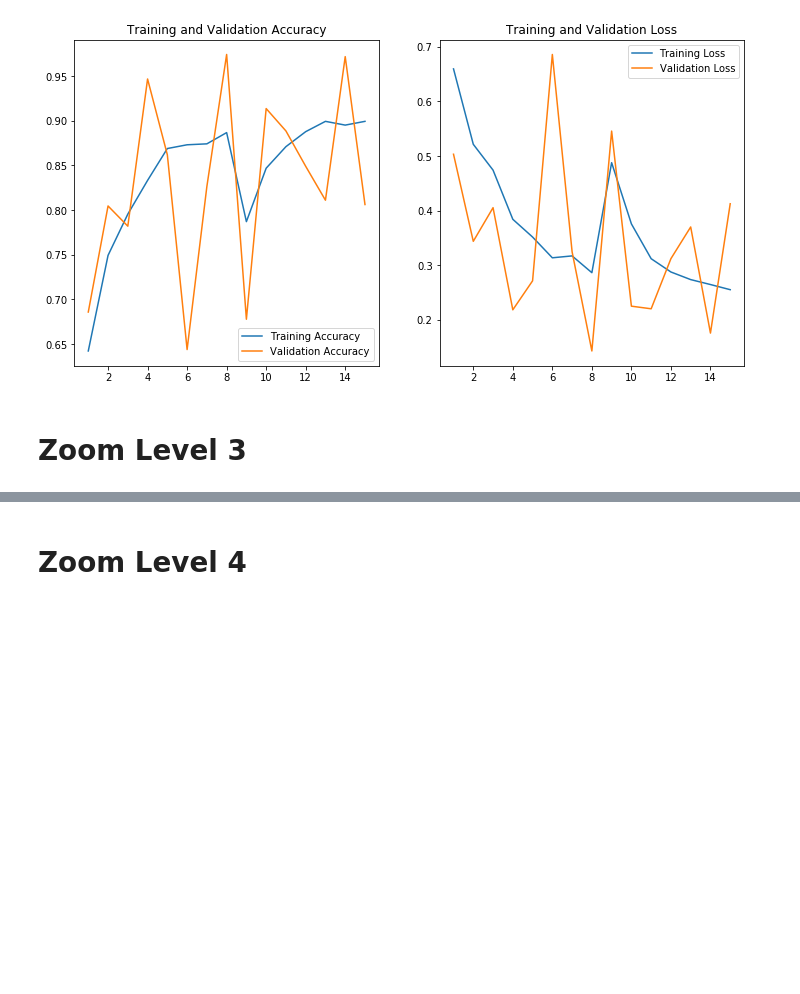
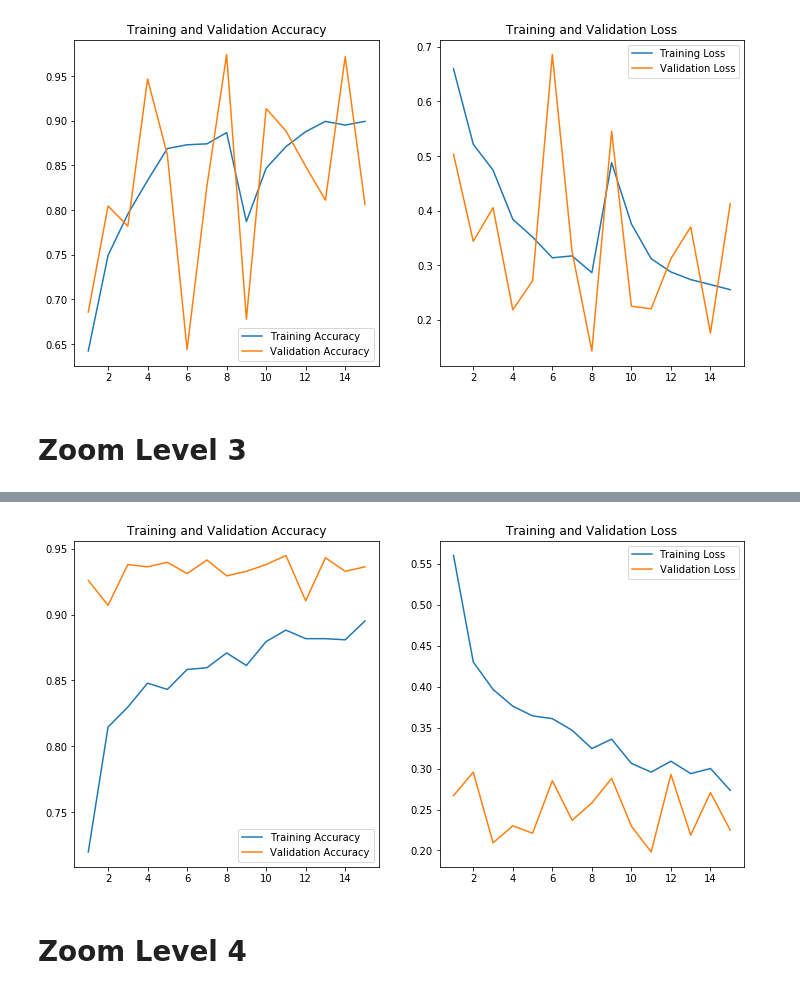
Before and after one commit to iamsusiep/tumor_challenge, a Jupyter notebook: models.ipynb, the cells around one changed output, grey strips where cells are left out. Saved outputs shown, nothing was run; the diff lists cells and outputs as text; code cells hidden in the pictures; blank space fills up the shorter version.

```diff
--- a/models.ipynb
+++ b/models.ipynb
@@ -389,25 +448,27 @@ my_history_z3 = my_model_z3.fit_generator(
 # %%
-ip install pydotacc = my_history_z3.history['acc']
+acc = my_history_z3.history['acc']
 val_acc = my_history_z3.history['val_acc']
 
 loss = my_history_z3.history['loss']
 val_loss = my_history_z3.history['val_loss']
 
 epochs_range = range(1, EPOCHS+1)
 
 plt.figure(figsize=(12, 6))
 plt.subplot(1, 2, 1)
 plt.plot(epochs_range, acc, label='Training Accuracy')
 plt.plot(epochs_range, val_acc, label='Validation Accuracy')
 plt.legend(loc='lower right')
 plt.title('Training and Validation Accuracy')
 
 plt.subplot(1, 2, 2)
 plt.plot(epochs_range, loss, label='Training Loss')
 plt.plot(epochs_range, val_loss, label='Validation Loss')
 plt.legend(loc='upper right')
 plt.title('Training and Validation Loss')
 plt.show()
+# %% [output]
+[figure, added]
 # %%
 # save model and history object
 import json
```
Also changed, not shown: parts of 10 cells of this notebook.
